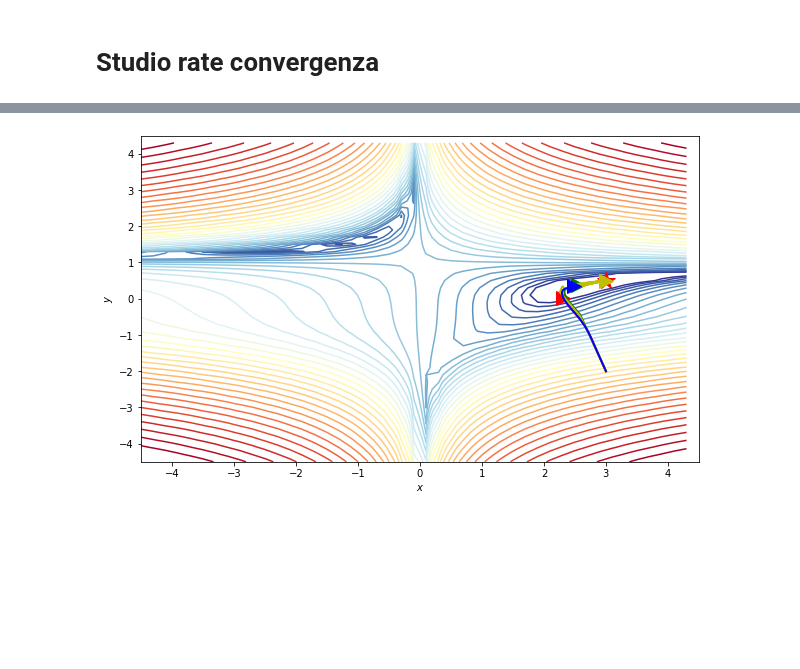
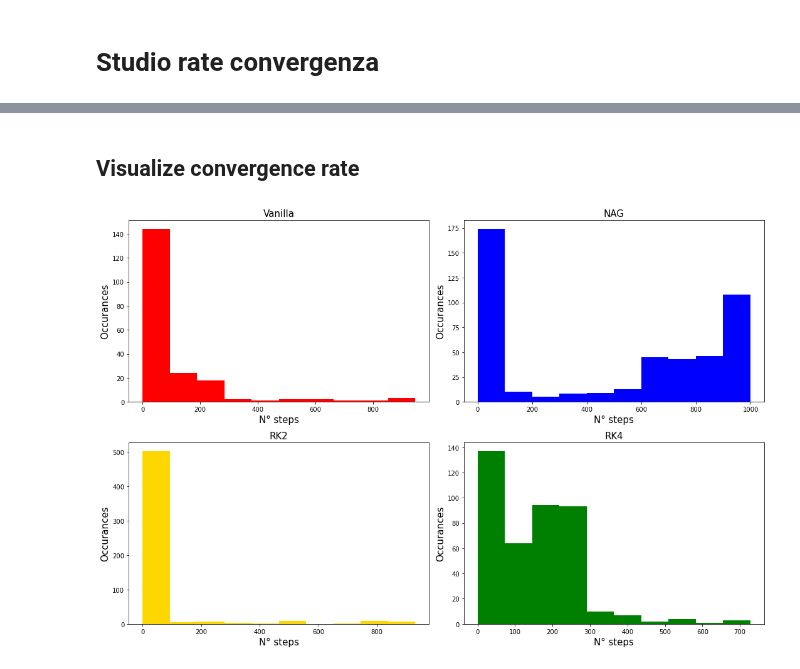
Before and after one commit to SimonePip/FDS, a Jupyter notebook: Final_project/Notebook_brutto.ipynb, the cells around one changed output, grey strips where cells are left out. Drawn from its saved outputs; the diff is of its cells as text; code cells hidden in the pictures; blank space fills up the shorter version.

```diff
--- a/Final_project/Notebook_brutto.ipynb
+++ b/Final_project/Notebook_brutto.ipynb
@@ -302,7 +302,7 @@ def RK_2_adaptive_gradient(theta,target, features,lr,loss,gradient,beta,n_iter,t
   return [theta,0]
 # %%
 def RK4(theta,target, features,lr,loss,gradient,beta,n_iter,t, theta_p,tol): #theta=[x0,y0]
-    c =  0.003 #lr*100 #da capire come inizializzare c
+    c = lr*100 #0.003 da capire come inizializzare c
     lr = (c/n_iter**(1/5))
 
     k1 = lr*gradient(target,features,theta)
@@ -445,10 +410,0 @@ plt.show()
-# %%
-fig1, ax1=contour_beales_function()
-overlay_trajectory(ax1,descent_trajectory_vanilla, 'Vanilla','r')
-overlay_trajectory(ax1,descent_trajectory_RK4, 'RK','g')
-overlay_trajectory(ax1,descent_trajectory_RK2, 'RK','y')
-overlay_trajectory(ax1,descent_trajectory_NAG, 'NAG','b')
-
-plt.show()
-# %% [output]
-[figure, removed]
@@ -454,0 +417,40 @@ plt.show()
+# %%
+def remove_1(myList):
+    myList = list(filter((-1).__ne__, myList))
+    return myList
+# %%
+#leviamo i (-1)
+van_complete=remove_1(van)
+nag_complete=remove_1(nag)
+rk2_complete=remove_1(rk2)
+rk4_complete=remove_1(rk4)
+# %% [markdown]
+## Visualize convergence rate
+# %%
+#Se vogliamo plottare tutte le volte che converge ciascuno
+fig, ((ax1, ax2), (ax3, ax4)) = plt.subplots(2,2,figsize=(15,10))
+
+ax1.hist(van_complete, color = "red", density=False)
+ax1.set_title("Vanilla",fontsize=15)
+ax1.set_ylabel("Occurances",fontsize=15)
+ax1.set_xlabel("N° steps",fontsize=15)
+
+ax2.hist(nag_complete, color='blue',  density=False)
+ax2.set_title("NAG",fontsize=15)
+ax2.set_ylabel("Occurances",fontsize=15)
+ax2.set_xlabel("N° steps",fontsize=15)
+
+ax3.hist(rk2_complete,color='gold',   density=False)
+ax3.set_title("RK2",fontsize=15)
+ax3.set_ylabel("Occurances",fontsize=15)
+ax3.set_xlabel("N° steps",fontsize=15)
+
+ax4.hist(rk4_complete,color='green',  density=False)
+ax4.set_title("RK4",fontsize=15)
+ax4.set_ylabel("Occurances",fontsize=15)
+ax4.set_xlabel("N° steps",fontsize=15)
+
+fig.tight_layout()
+plt.show()
+# %% [output]
+[figure, added]
```
Also changed, not shown: parts of 17 cells of this notebook.
